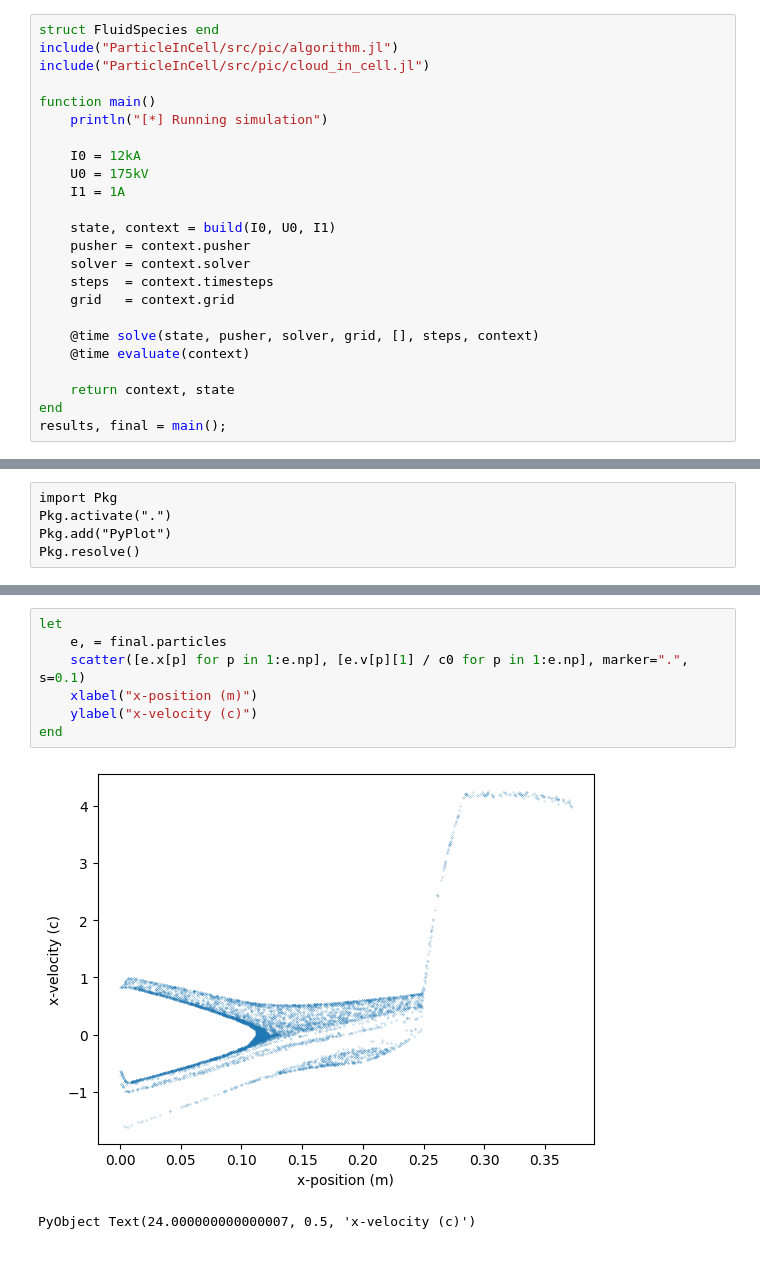
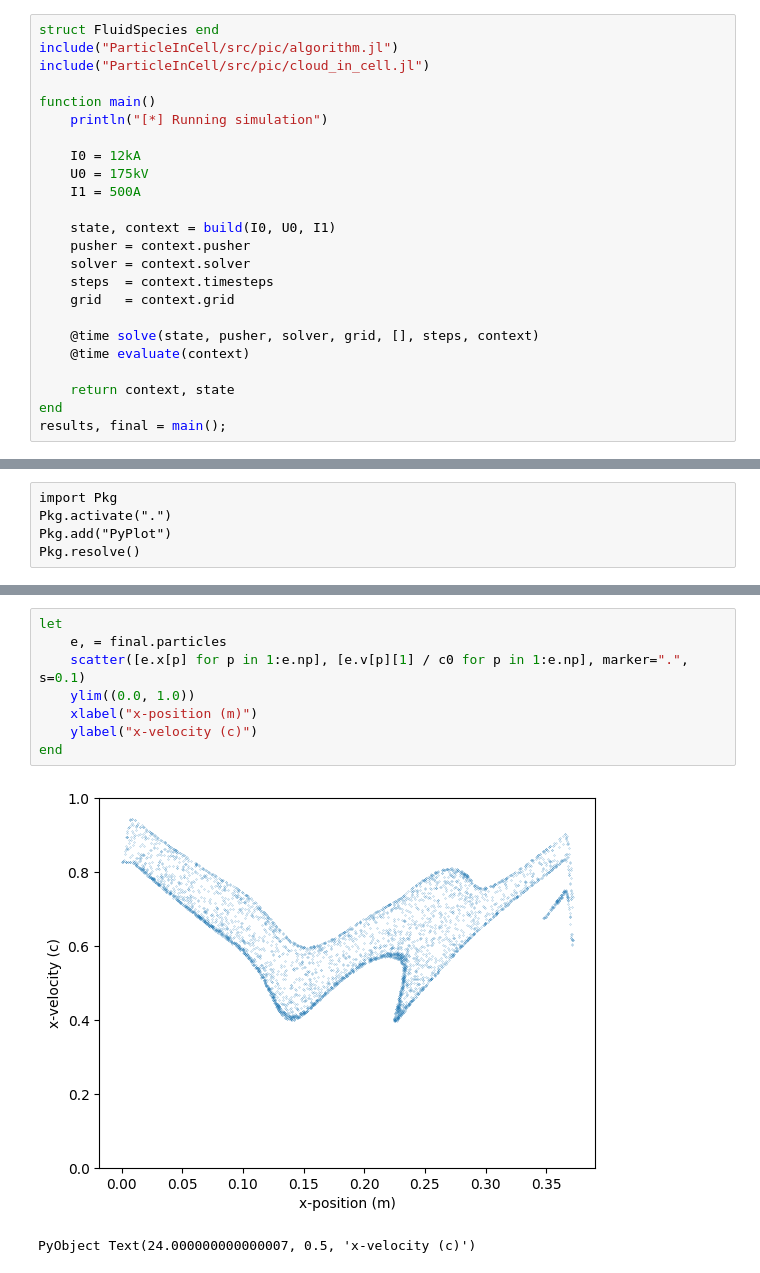
Before and after one commit to bchaber/iskra, a Jupyter notebook: klystron.ipynb, the cells around one changed output, grey strips where cells are left out. Drawn from its saved outputs; the diff is of its cells as text.

```diff
--- a/klystron.ipynb
+++ b/klystron.ipynb
@@ -348,7 +348,7 @@ function main()
 
     I0 = 12kA
     U0 = 175kV
-    I1 = 1A
+    I1 = 500A
 
     state, context = build(I0, U0, I1)
     pusher = context.pusher
@@ -529,10 +530,11 @@ PyObject <matplotlib.legend.Legend object at 0x...>
 # %%
 let
     e, = final.particles
     scatter([e.x[p] for p in 1:e.np], [e.v[p][1] / c0 for p in 1:e.np], marker=".", s=0.1)
+    ylim((0.0, 1.0))
     xlabel("x-position (m)")
     ylabel("x-velocity (c)")
 end
 # %% [output]
-[figure, old version]
+[figure, new version]
 PyObject Text(24.000000000000007, 0.5, 'x-velocity (c)')
```
Also changed, not shown: parts of 10 cells of this notebook, 1 other file.
